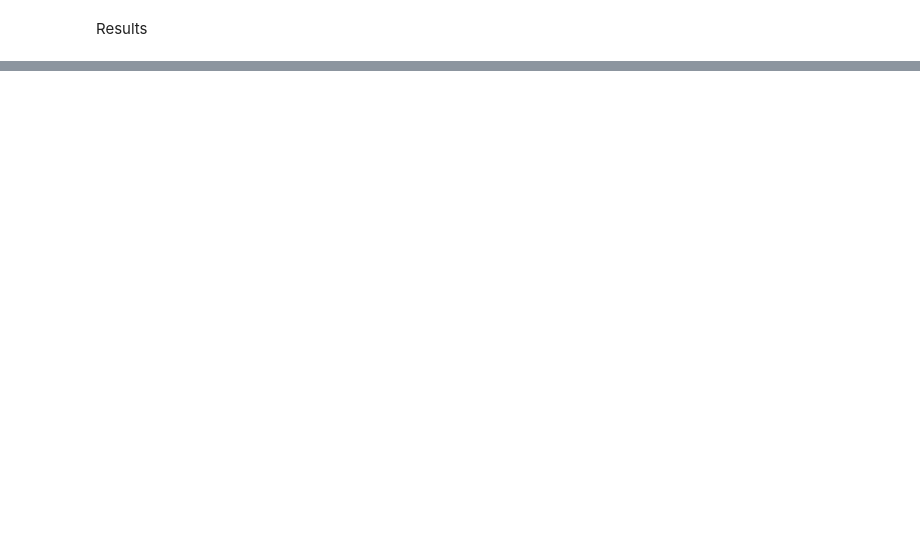
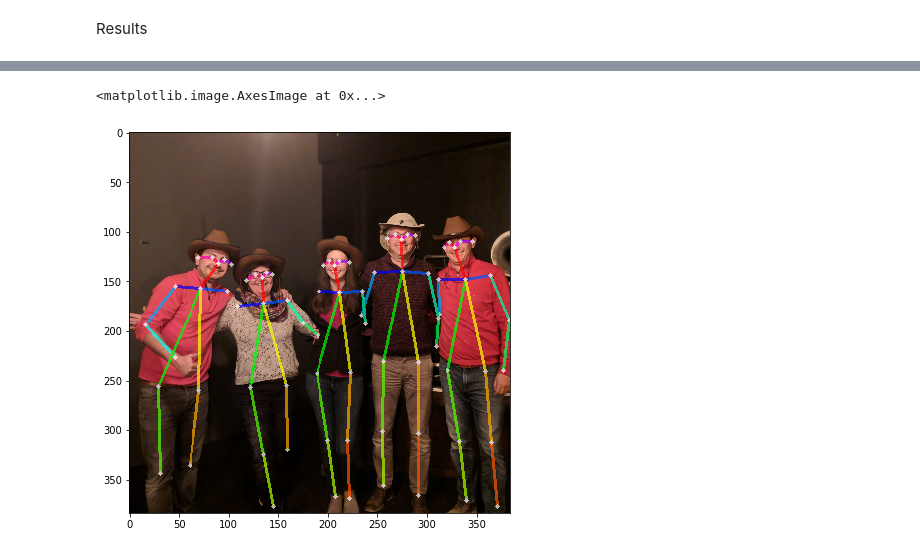
Before and after one commit to ThomasDelteil/MultiPoseEstimation_MXNet, a Jupyter notebook: demo.ipynb, the cells around one changed output, grey strips where cells are left out. Saved outputs shown, nothing was run; the diff lists cells and outputs as text; code cells hidden in the pictures; blank space fills up the shorter version.

```diff
--- a/demo.ipynb
+++ b/demo.ipynb
@@ -80 +93,8 @@ ctx_hm = mx.gpu(2)
+# %%
+transform_im = mx.gluon.data.vision.transforms.Compose(
+    [
+        mx.gluon.data.vision.transforms.Resize(SIZE, True),
+        mx.gluon.data.vision.transforms.CenterCrop(SIZE, cv2.INTER_CUBIC),
+    ]
+)
 # %%
@@ -95 +134,7 @@ model_heatmap = gluon.nn.SymbolBlock.imports(
+# %%
+plt.figure(figsize=(7,7))
+plt.imshow(to_plot[:,:,::-1])
+# %% [output]
+<matplotlib.image.AxesImage at 0x...>
+[figure, added]
 # %%
```
Also changed, not shown: parts of 22 cells of this notebook, 41 other files.
